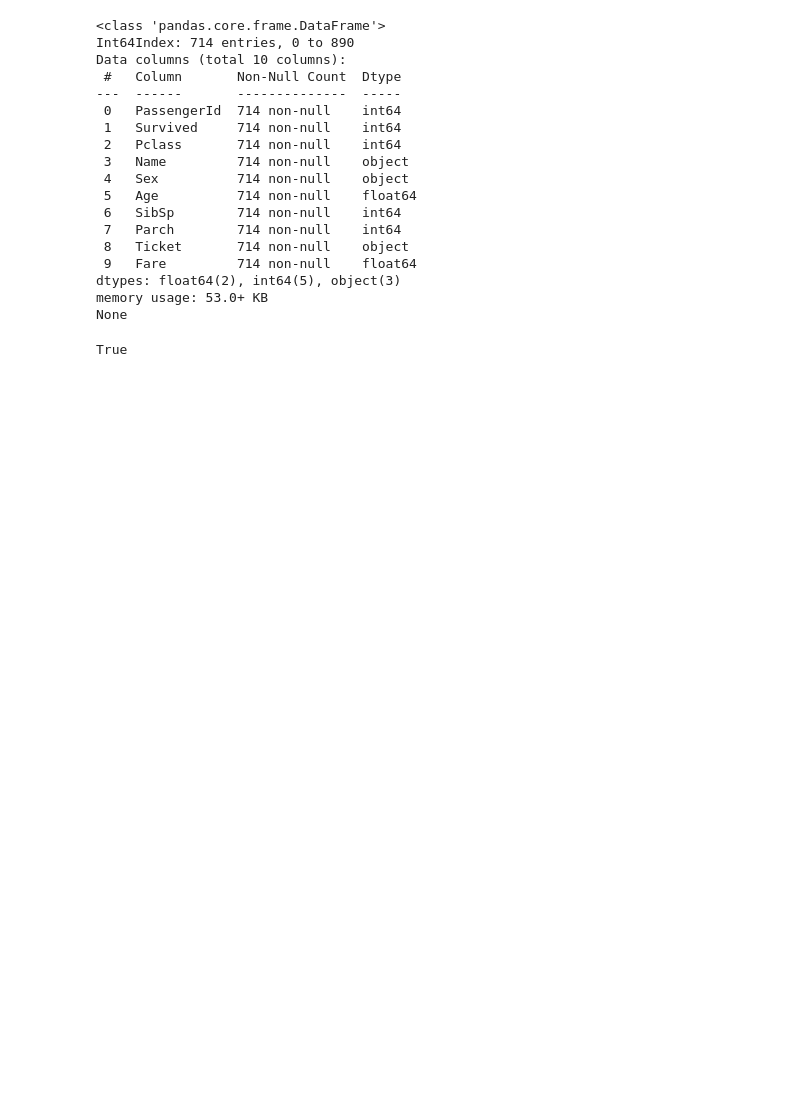
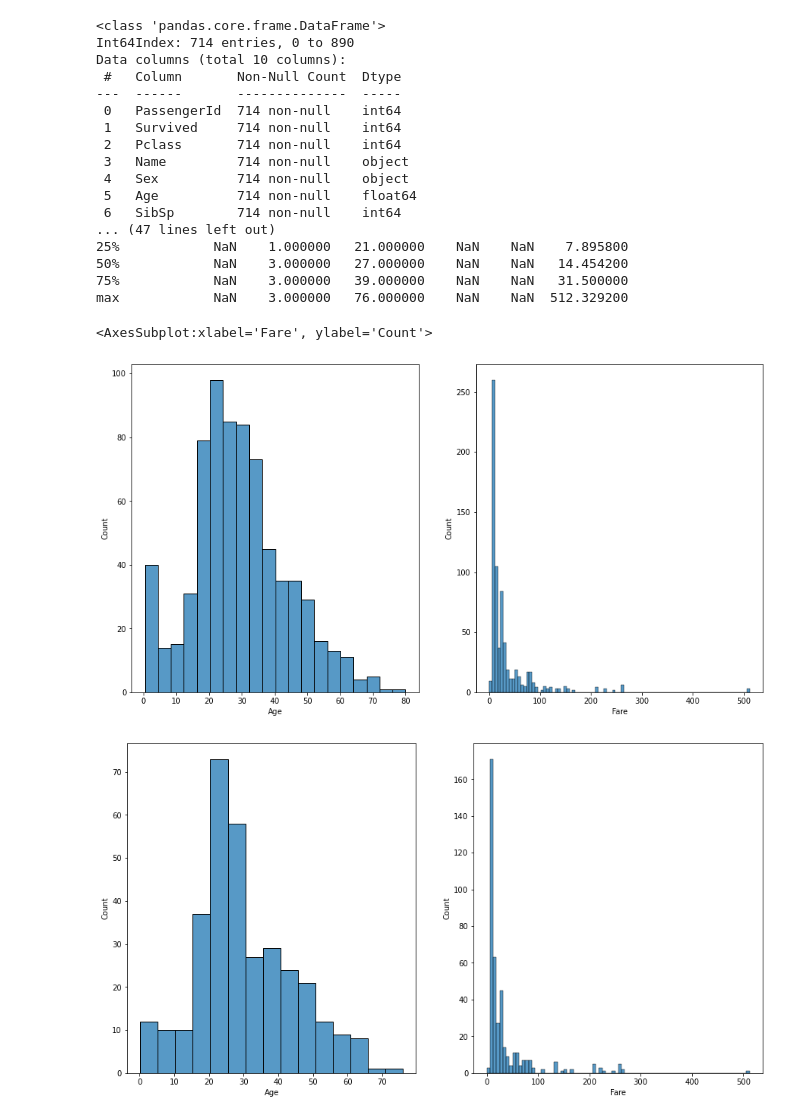
Before and after one commit to Barry0121/SFHack_TODO, a Jupyter notebook: data_analysis/analysis.ipynb, the cells around one changed output. Cells and saved outputs as stored; diff of their text form; code cells hidden in the pictures; blank space fills up the shorter version.

Commit message:
add to data_analysis ML and EDA section

```diff
--- a/data_analysis/analysis.ipynb
+++ b/data_analysis/analysis.ipynb
@@ -16,7 +15,7 @@ gender = pd.read_csv('data/gender_submission.csv')
 train = pd.read_csv('data/train.csv')
 # %%
 '''
-EDA + cleaning on the train data
+EDA + partially cleaning the data
 '''
 
 # train dataset contains the Name, Sex, Age, etc, basic information
@@ -32,10 +31,16 @@ because Cabin has poor data quality and we are not interested in Embarked, we ca
 '''
 # table without Cabin and Embarked
 dropped = train.drop(['Cabin', 'Embarked'], axis=1)
+test_dropped = test.drop(['Cabin', 'Embarked'], axis=1)
 
 # another version of the table without invalid Age value
 filtered_age = dropped[dropped['Age'].notnull()]
 print(filtered_age.info())
+print(filtered_age.describe())
+
+test_filtered_age = test_dropped[test_dropped[['Age', 'Fare', 'Sex', 'Pclass']].notnull()]
+print(test_filtered_age.info())
+print(test_filtered_age.describe())
 # %% [output]
 <class 'pandas.core.frame.DataFrame'>
 Int64Index: 714 entries, 0 to 890
@@ -49,25 +54,26 @@ Data columns (total 10 columns):
  4   Sex          714 non-null    object
  5   Age          714 non-null    float64
  6   SibSp        714 non-null    int64
- 7   Parch        714 non-null    int64
- 8   Ticket       714 non-null    object
- 9   Fare         714 non-null    float64
-dtypes: float64(2), int64(5), object(3)
-memory usage: 53.0+ KB
-None
+... (47 lines left out)
+25%            NaN    1.000000   21.000000    NaN    NaN    7.895800
+50%            NaN    3.000000   27.000000    NaN    NaN   14.454200
+75%            NaN    3.000000   39.000000    NaN    NaN   31.500000
+max            NaN    3.000000   76.000000    NaN    NaN  512.329200
-# %%
-'''
-build classifier
-'''
-# first define the features
-# we are interested in the following features: Sex, Age, passenger class, fare
-
-label = ['Sex', 'Age', 'Pclass', 'Fare']
-features = filtered_age[['Sex', 'Age', 'Pclass', 'Fare']].to_numpy()
-
-# training list
-training = filtered_age['Survived'].to_numpy()
-
-# print(features.shape[0] == training.shape[0])
-# %% [output]
-True
+# %%
+'''
+Visualization (Seaborn: https://seaborn.pydata.org/introduction.html)
+'''
+import seaborn as sns
+
+# looking at Fare and Age to define their categroy
+f, axs = plt.subplots(1, 2, figsize=(15, 8), gridspec_kw=dict(width_ratios=[5, 5]))
+sns.histplot(data=filtered_age['Age'], ax=axs[0])
+sns.histplot(data=filtered_age['Fare'], ax=axs[1])
+
+f, axs = plt.subplots(1, 2, figsize=(15, 8), gridspec_kw=dict(width_ratios=[5, 5]))
+sns.histplot(data=test_filtered_age['Age'], ax=axs[0])
+sns.histplot(data=test_filtered_age['Fare'], ax=axs[1])
+# %% [output]
+<AxesSubplot:xlabel='Fare', ylabel='Count'>
+[figure, added]
+[figure, added]
```
Also changed, not shown: parts of 4 cells of this notebook.
